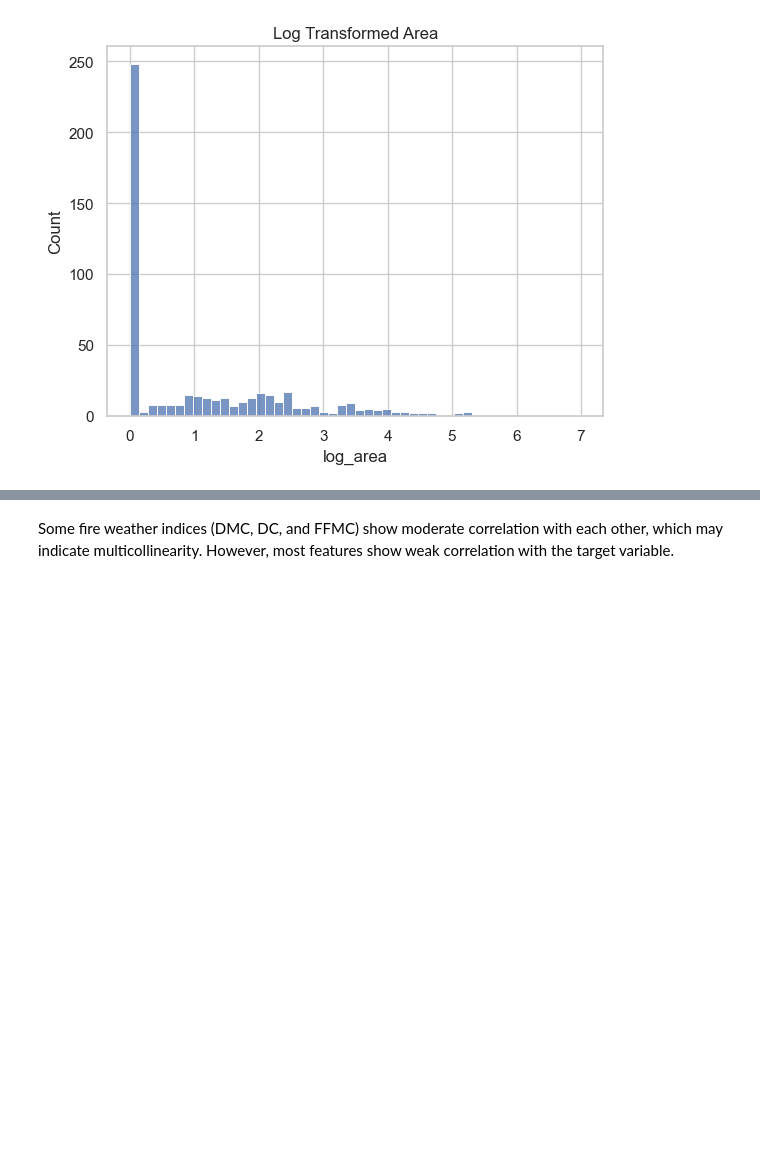
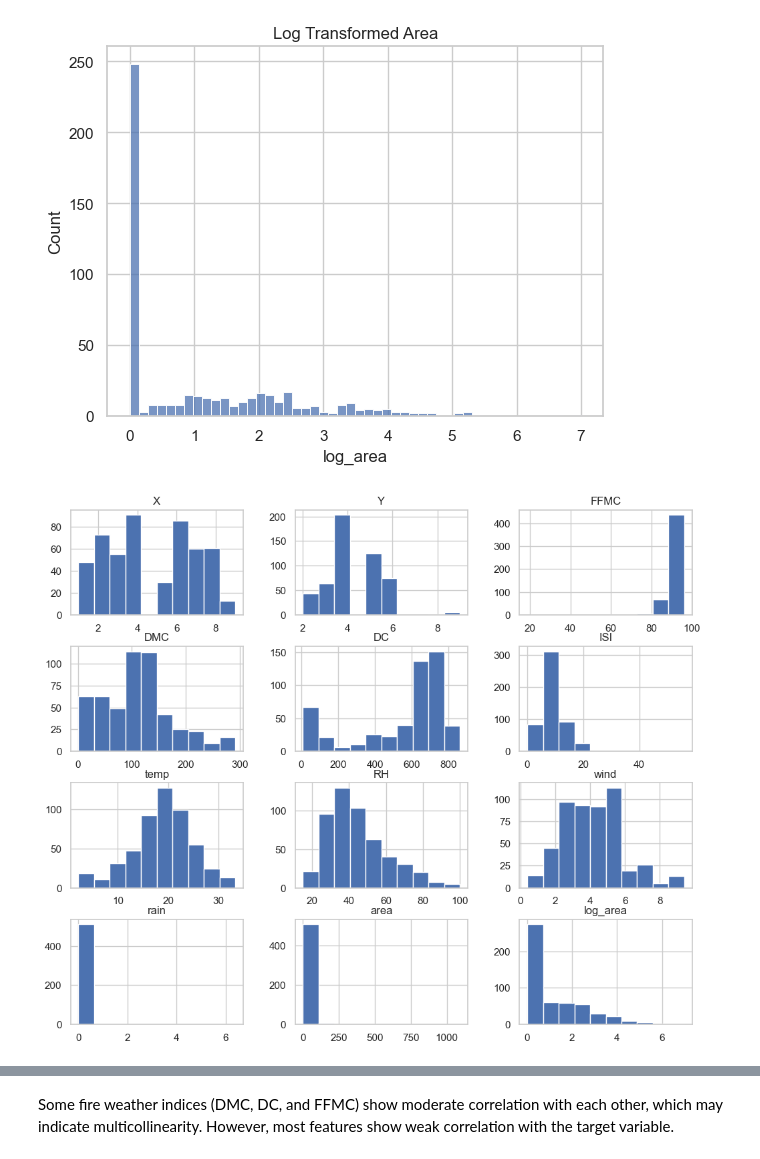
Before and after one commit to Mchalen21/Forest-Fires, a Jupyter notebook: notebooks/Explore.ipynb, the cells around one changed output, grey strips where cells are left out. Drawn from its saved outputs; the diff is of its cells as text; code cells hidden in the pictures; blank space fills up the shorter version.

```diff
--- a/notebooks/Explore.ipynb
+++ b/notebooks/Explore.ipynb
@@ -80,6 +95,11 @@ plt.title("Log Transformed Area")
 plt.show()
 # %% [output]
 [figure]
+# %%
+df.hist(figsize=(12,10))
+plt.show()
+# %% [output]
+[figure, added]
 # %%
 plt.figure(figsize=(10,8))
 
```
Also changed, not shown: parts of 8 cells of this notebook, 1 other file.
